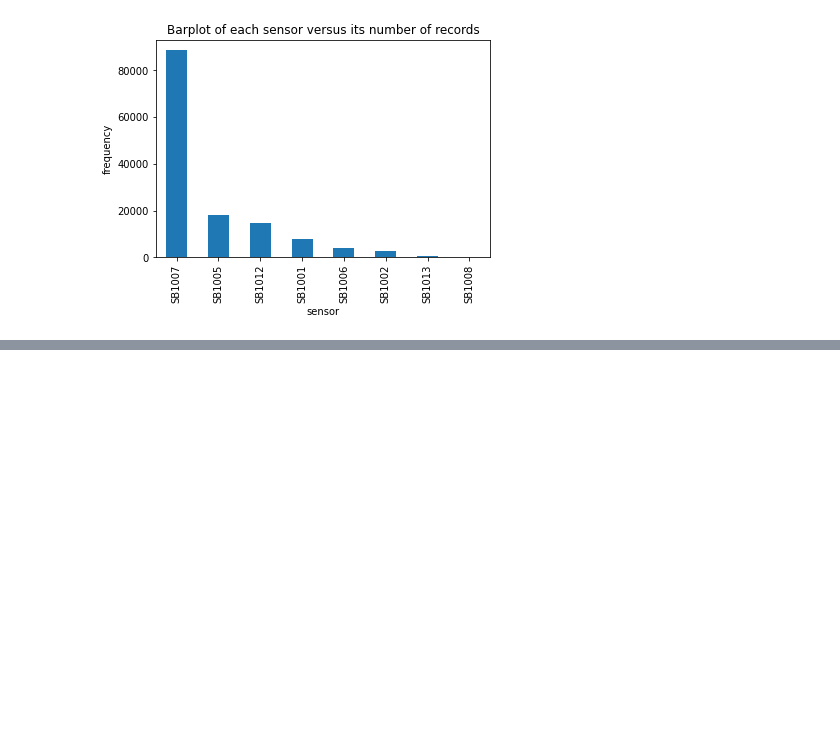
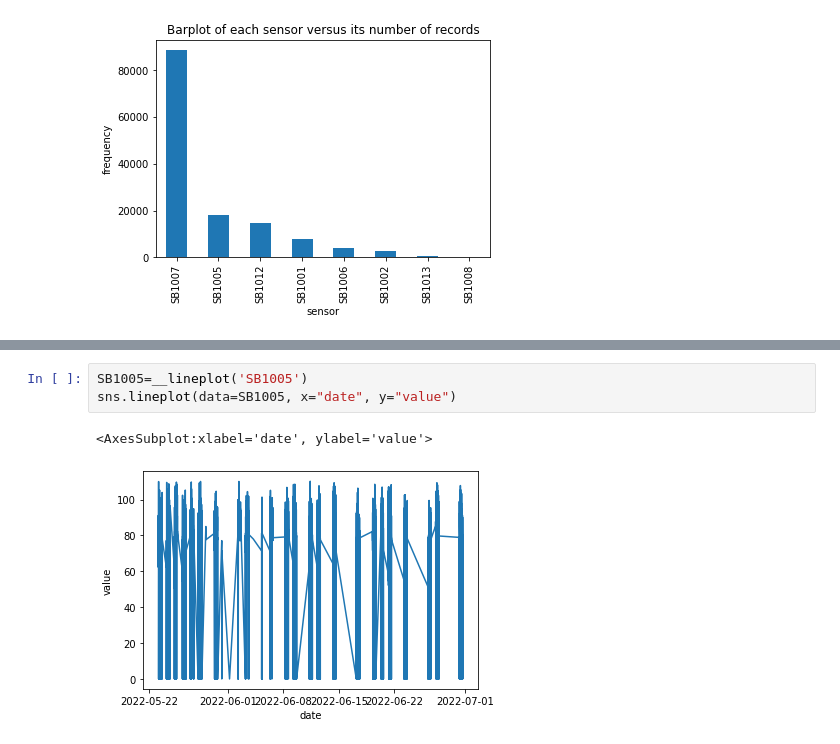
Before and after one commit to wendytim4/SENSOR-METRICS-ANALYSIS, a Jupyter notebook: analysis.ipynb, the cells around one changed output, grey strips where cells are left out. Drawn from its saved outputs; the diff is of its cells as text; blank space fills up the shorter version.

```diff
--- a/analysis.ipynb
+++ b/analysis.ipynb
@@ -39,0 +61,6 @@ plt.show()
+# %%
+SB1005=__lineplot('SB1005')
+sns.lineplot(data=SB1005, x="date", y="value")
+# %% [output]
+<AxesSubplot:xlabel='date', ylabel='value'>
+[figure, added]
```
Also changed, not shown: parts of 15 cells of this notebook, 1 other file.
